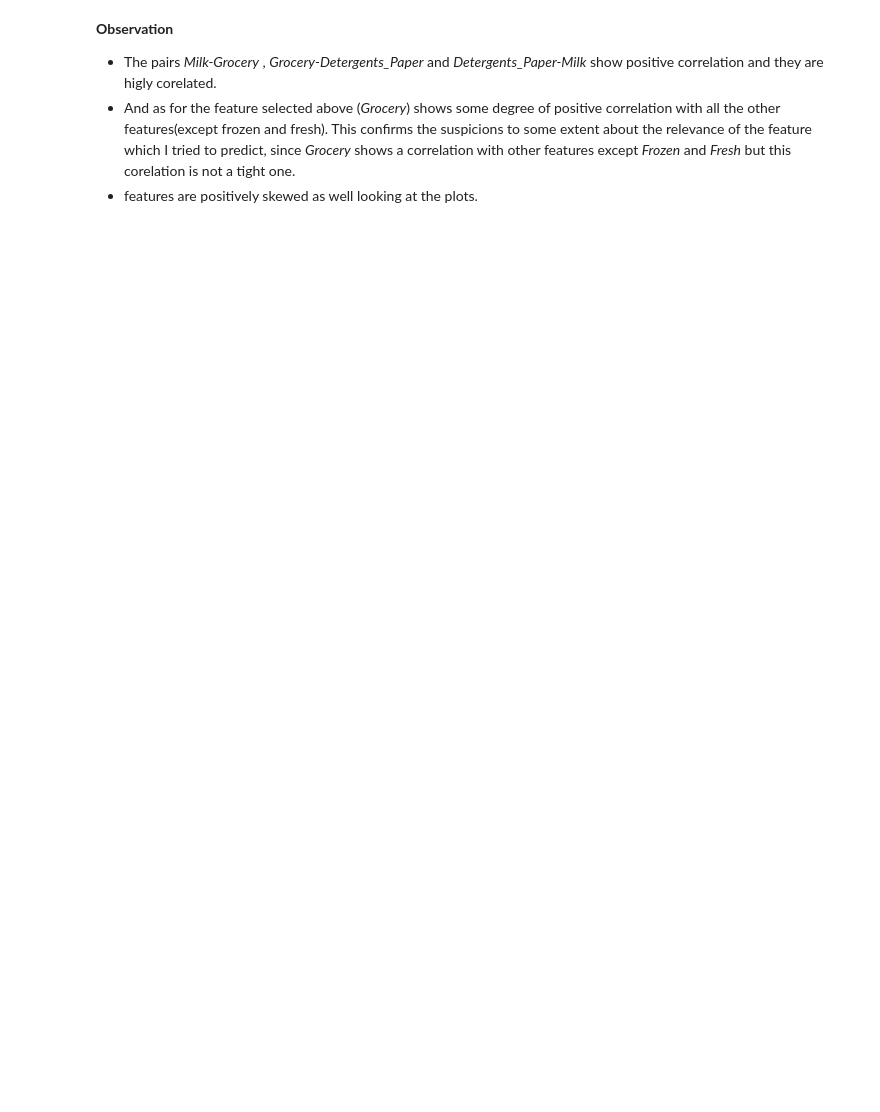
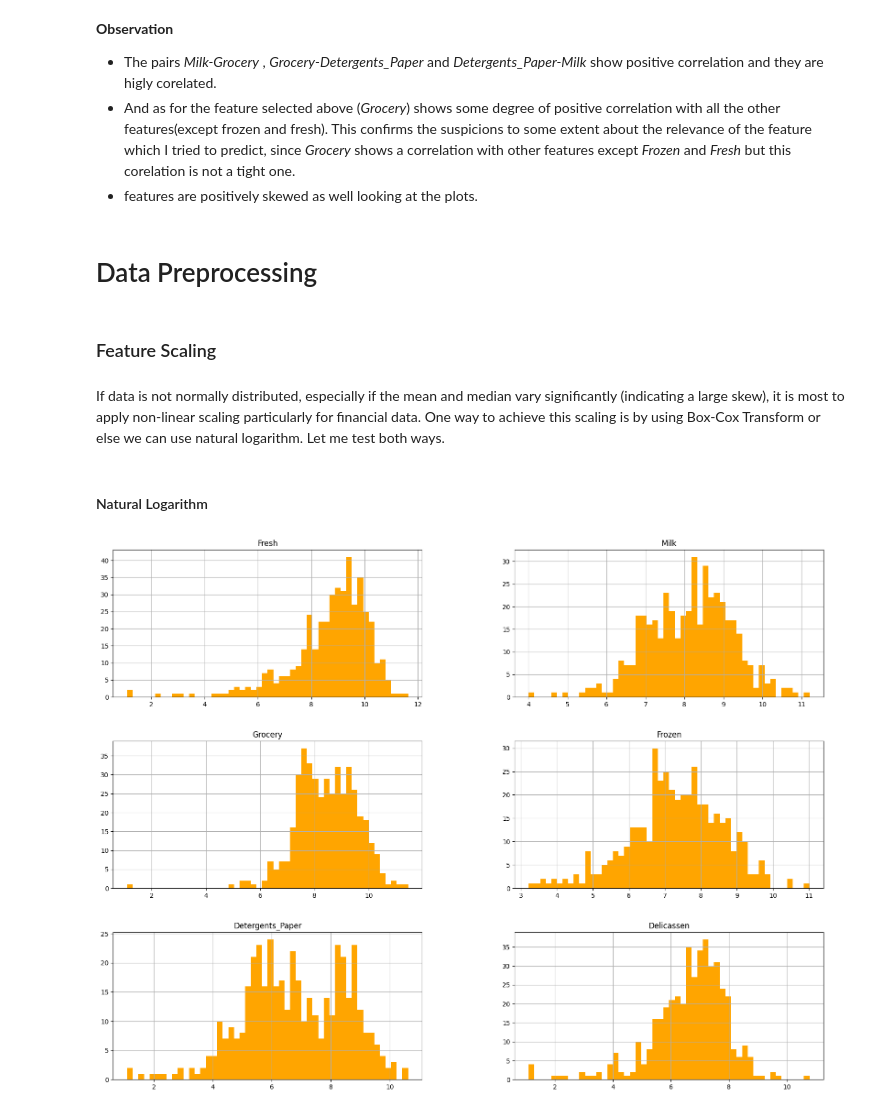
Before and after one commit to Venura-94/Mall-Customer-Segmentation, a Jupyter notebook: research/EDA.ipynb, the cells around one changed output. Drawn from its saved outputs; the diff is of its cells as text; code cells hidden in the pictures; blank space fills up the shorter version.

Commit message:
transform done

```diff
--- a/research/EDA.ipynb
+++ b/research/EDA.ipynb
@@ -134,3 +134,22 @@ plt.show()
 - The pairs *Milk-Grocery* , *Grocery-Detergents_Paper* and *Detergents_Paper-Milk* show positive correlation and they are higly corelated.
 - And as for the feature selected above (*Grocery*) shows some degree of positive correlation with all the other features(except frozen and fresh). This confirms the suspicions to some extent about the relevance of the feature which I tried to predict, since *Grocery* shows a correlation with other features except *Frozen* and *Fresh* but this corelation is not a tight one.
 - features are positively skewed as well looking at the plots.
+# %% [markdown]
+# Data Preprocessing
+# %% [markdown]
+### Feature Scaling
+# %% [markdown]
+If data is not normally distributed, especially if the mean and median vary significantly (indicating a large skew), it is most to apply non-linear scaling particularly for financial data. One way to achieve this scaling is by using Box-Cox Transform or else we can use natural logarithm. Let me test both ways.
+# %% [markdown]
+#### Natural Logarithm
+# %%
+#Scale the data using the natural logarithm
+log_data = np.log(customer)
+
+#Scale the sample data using the natural logarithm
+log_samples = np.log(samples)
+
+log_data.hist(bins=50, figsize=(20,15), color = "orange")
+plt.show()
+# %% [output]
+[figure, added]
```
Also changed, not shown: parts of 7 cells of this notebook.
